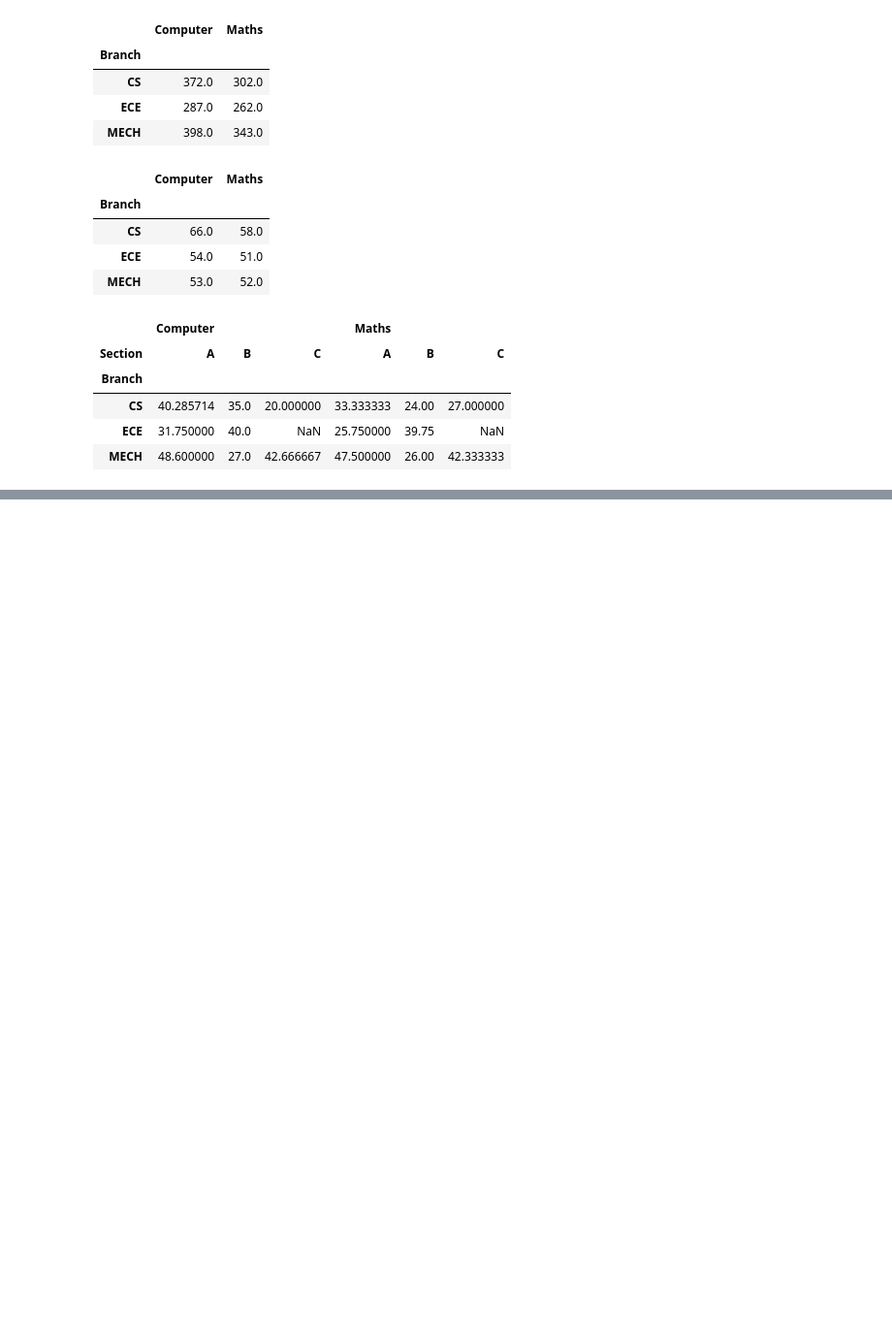
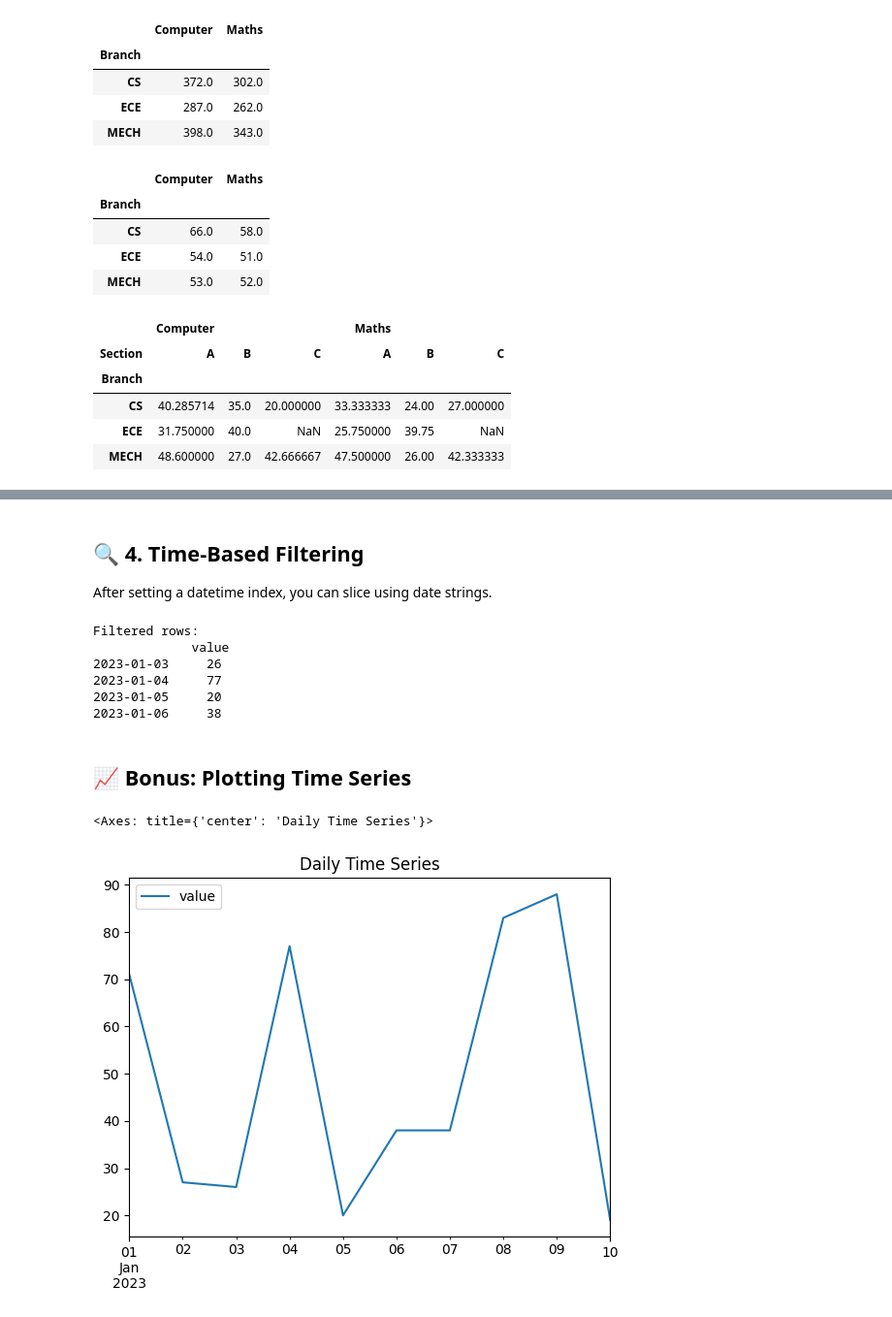
Before and after one commit to asupraja3/py-ml-toolkit-collab, a Jupyter notebook: pandas.ipynb, the cells around one changed output, grey strips where cells are left out. Shown: that part at 97% size. Cells and saved outputs as stored; diff of their text form; code cells hidden in the pictures; blank space fills up the shorter version.

```diff
--- a/pandas.ipynb
+++ b/pandas.ipynb
@@ -1001,0 +1097,12 @@ pd.pivot_table(df, values=['Maths', 'Computer'], index = 'Branch', columns= 'Sec
+# %%
+# Create date range and random data
+date_rng = pd.date_range(start='2023-01-01', end='2023-01-10', freq='D')
+ts = pd.DataFrame({
+    "value": np.random.randint(10, 100, size=len(date_rng))
+}, index=date_rng)
+
+print("Original daily data:\n", ts.head())
+
+# Resample to every 3 days, compute mean
+resampled = ts.resample('3D').mean()
+print("\nResampled (3D):\n", resampled)
@@ -1001,0 +1138,20 @@ pd.pivot_table(df, values=['Maths', 'Computer'], index = 'Branch', columns= 'Sec
+# %% [markdown]
+## 🔍 4. Time-Based Filtering
+After setting a datetime index, you can slice using date strings.
+# %%
+# Filter rows in date range
+print("Filtered rows:\n", ts["2023-01-03":"2023-01-06"])
+# %% [output]
+Filtered rows:
+             value
+2023-01-03     26
+2023-01-04     77
+2023-01-05     20
+2023-01-06     38
+# %% [markdown]
+## 📈 Bonus: Plotting Time Series
+# %%
+ts.resample("D").mean().plot(title="Daily Time Series")
+# %% [output]
+<Axes: title={'center': 'Daily Time Series'}>
+[figure, added]
```
Also changed, not shown: parts of 15 cells of this notebook.
